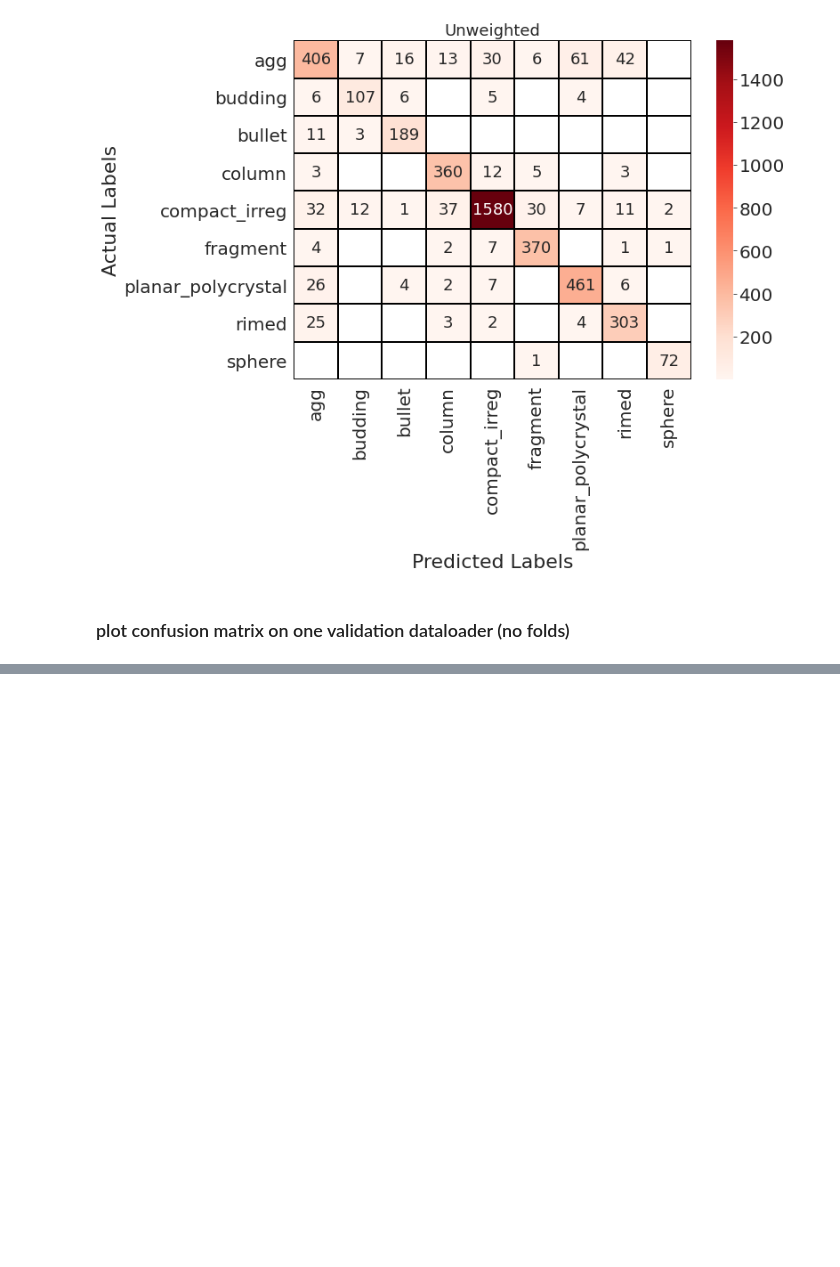
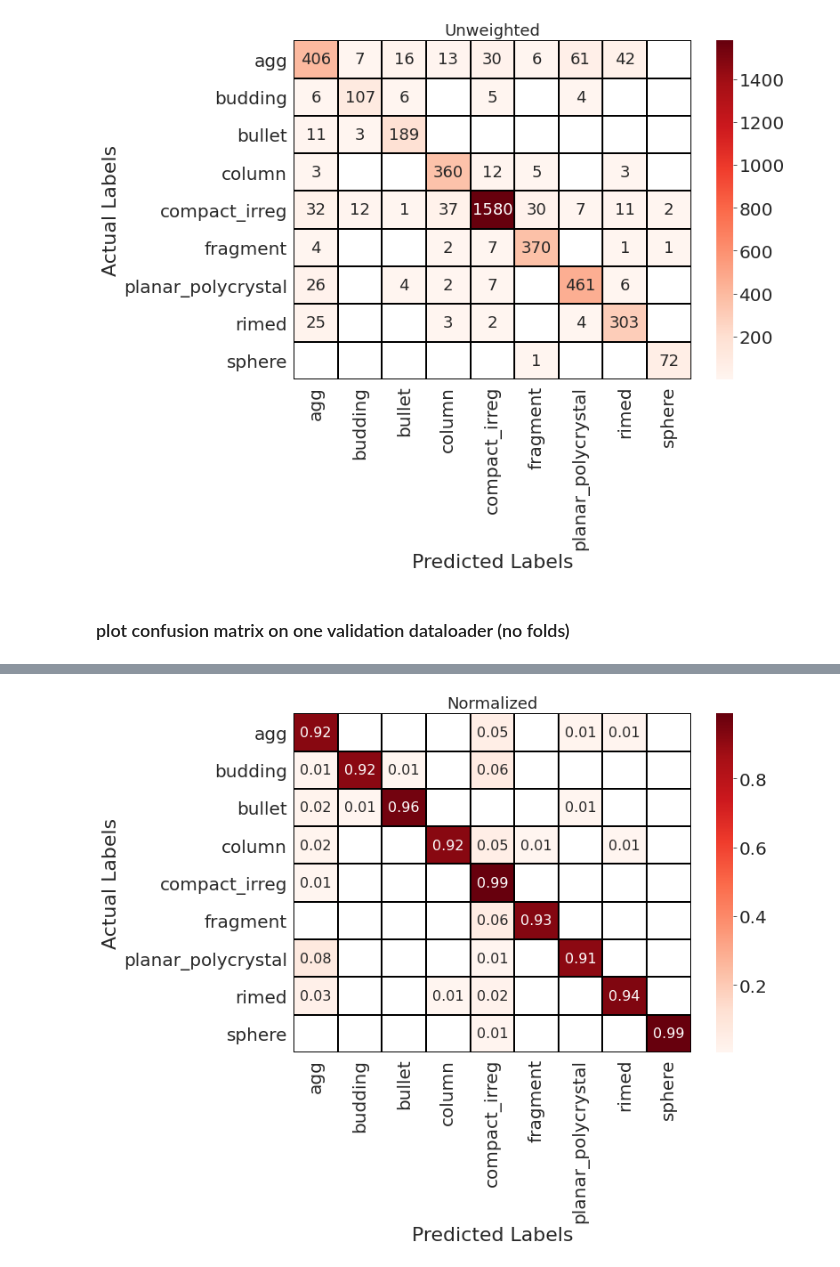
Before and after one commit to vprzybylo/cocpit, a Jupyter notebook: notebooks/confusion_matrices.ipynb, the cells around one changed output, grey strips where cells are left out. Cells and saved outputs as stored; diff of their text form; code cells hidden in the pictures; blank space fills up the shorter version.

```diff
--- a/notebooks/confusion_matrices.ipynb
+++ b/notebooks/confusion_matrices.ipynb
@@ -108,0 +130,8 @@ all_preds, all_labels = predictions.val_loader_predictions(
+# %%
+# plot/save conf matrix from one val_loader
+# normalize (show relative % of (in)correct predictions)
+save_name = "/data/data/plots/norm_conf_matrix_v1.4.0.pdf"
+
+plot_metrics.conf_matrix(all_preds, all_labels, norm="true", save_name=save_name)
+# %% [output]
+[figure, added]
```
Also changed, not shown: parts of 8 cells of this notebook, 11 other files.
